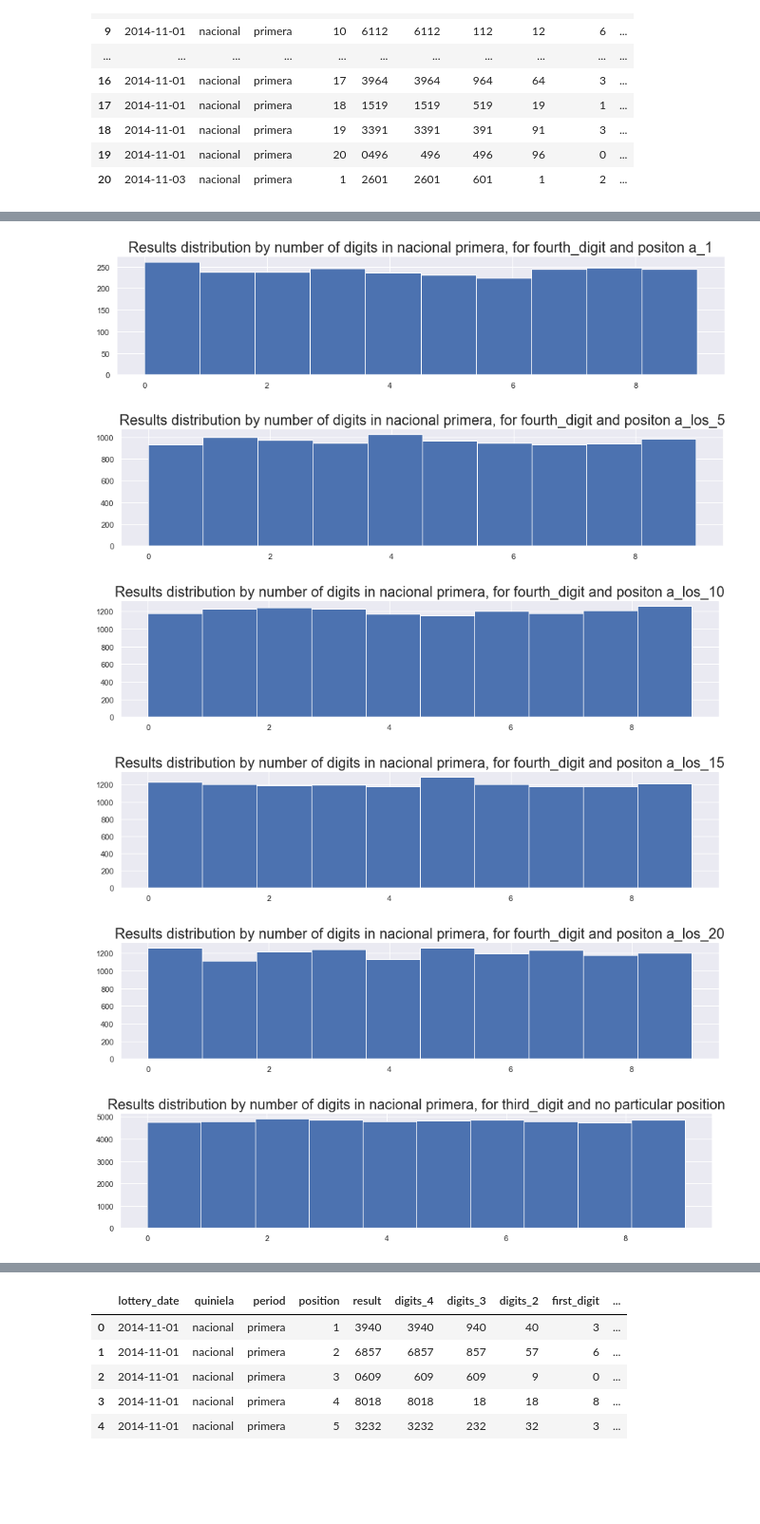
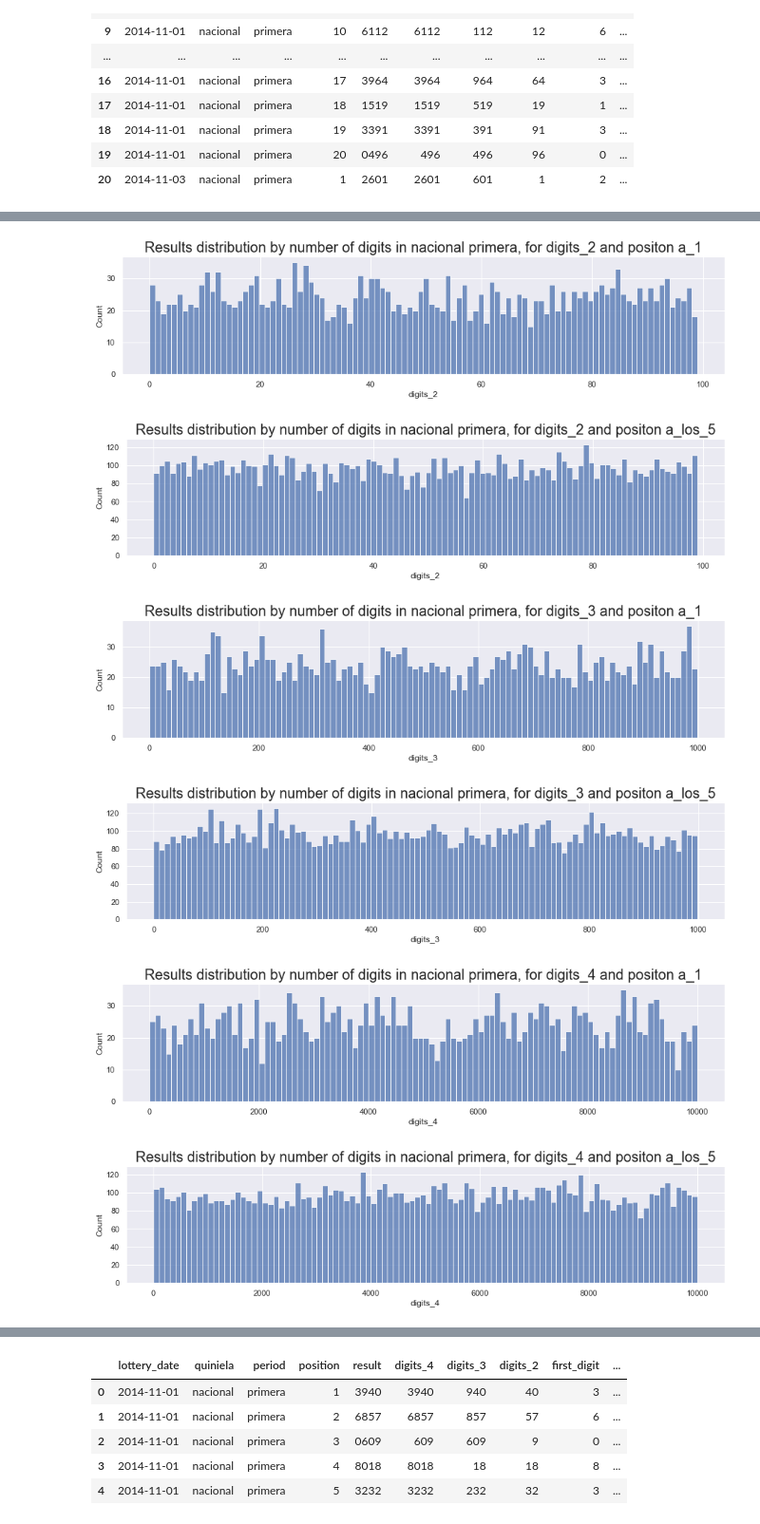
Before and after one commit to A-M-Perez/ML_Quiniela, a Jupyter notebook: Quiniela.ipynb, the cells around one changed output, grey strips where cells are left out. Shown at 95% size. Cells and saved outputs as stored; diff of their text form; code cells hidden in the pictures; blank space fills up the shorter version.

```diff
--- a/Quiniela.ipynb
+++ b/Quiniela.ipynb
@@ -146,5 +178,5 @@ df_quiniela.head(21)
 # %%
-# Create function to display distributions based on period, digit options for results, and position group
+# Create function to display distributions based on period, digit options for results, and position group (optional)
 def display_distribution(period_in, number_in, position_in=''):
 
     plt.figure(figsize=(15,3))
@@ -163,6 +195,7 @@ def display_distribution(period_in, number_in, position_in=''):
     bin_number = 100 if 'digits' in number_in else 10
 
     # Create the histogram for the selected number
-    plt.hist(df_temp[number_in], bins=bin_number)
+    sns.histplot(df_temp[number_in], bins=bin_number)
+    # plt.hist(df_temp[number_in], bins=bin_number)
 
     return plt.show()
@@ -169,25 +270,16 @@ def display_distribution(period_in, number_in, position_in=''):
 # %%
-# Check the Quiniela's results distribution by different periods and position groups
+# Check the Quiniela's results distribution by position groups
 plot_period = 'primera'
-display_distribution(plot_period, 'fourth_digit', 'a_1')
-display_distribution(plot_period, 'fourth_digit', 'a_los_5')
-display_distribution(plot_period, 'fourth_digit', 'a_los_10')
-display_distribution(plot_period, 'fourth_digit', 'a_los_15')
-display_distribution(plot_period, 'fourth_digit', 'a_los_20')
-
-display_distribution(plot_period, 'third_digit') # Total, no specific position
-display_distribution(plot_period, 'second_digit') # Total, no specific position
-display_distribution(plot_period, 'first_digit') # Total, no specific position
 display_distribution(plot_period, 'digits_2', 'a_1')
 display_distribution(plot_period, 'digits_2', 'a_los_5')
 display_distribution(plot_period, 'digits_3', 'a_1')
 display_distribution(plot_period, 'digits_3', 'a_los_5')
 display_distribution(plot_period, 'digits_4', 'a_1')
 display_distribution(plot_period, 'digits_4', 'a_los_5')
 # %% [output]
-[figure, old version]
+[figure, new version]
-[figure, old version]
+[figure, new version]
-[figure, old version]
+[figure, new version]
-[figure, old version]
+[figure, new version]
-[figure, old version]
+[figure, new version]
-[figure, old version]
+[figure, new version]
```
Also changed, not shown: parts of 33 cells of this notebook.
